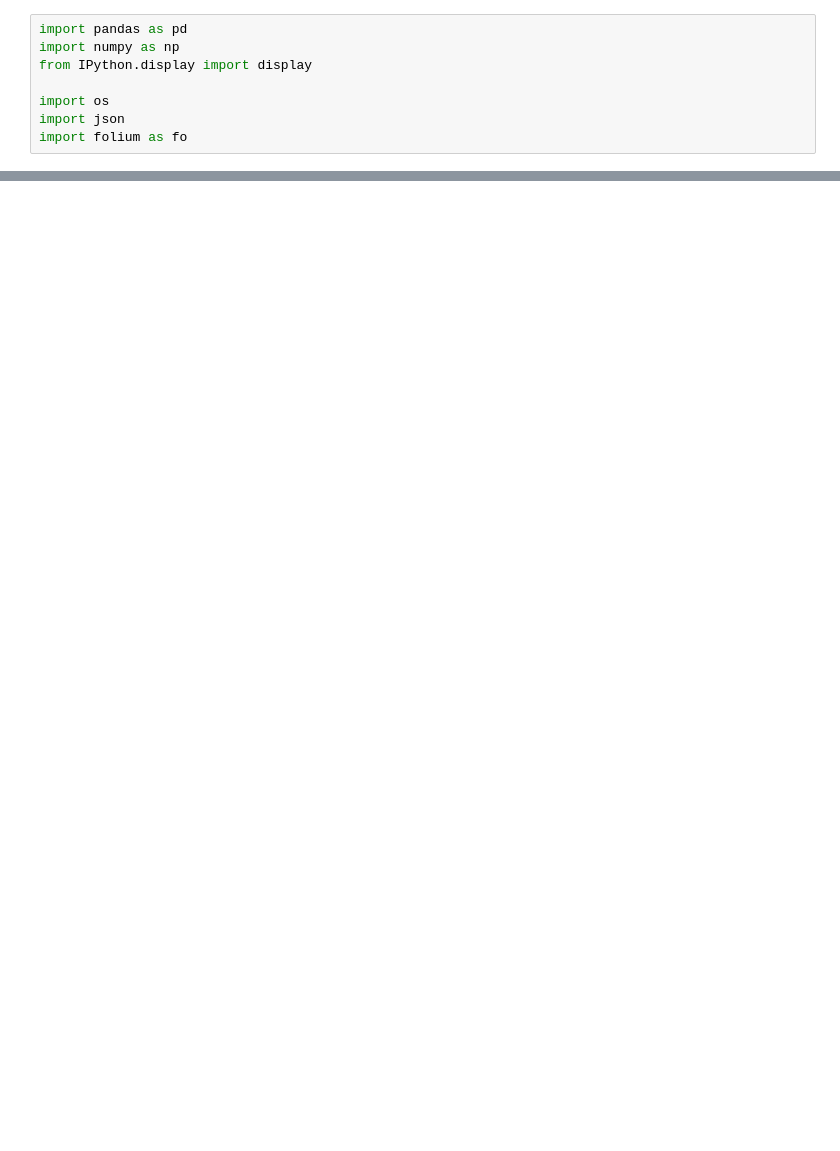
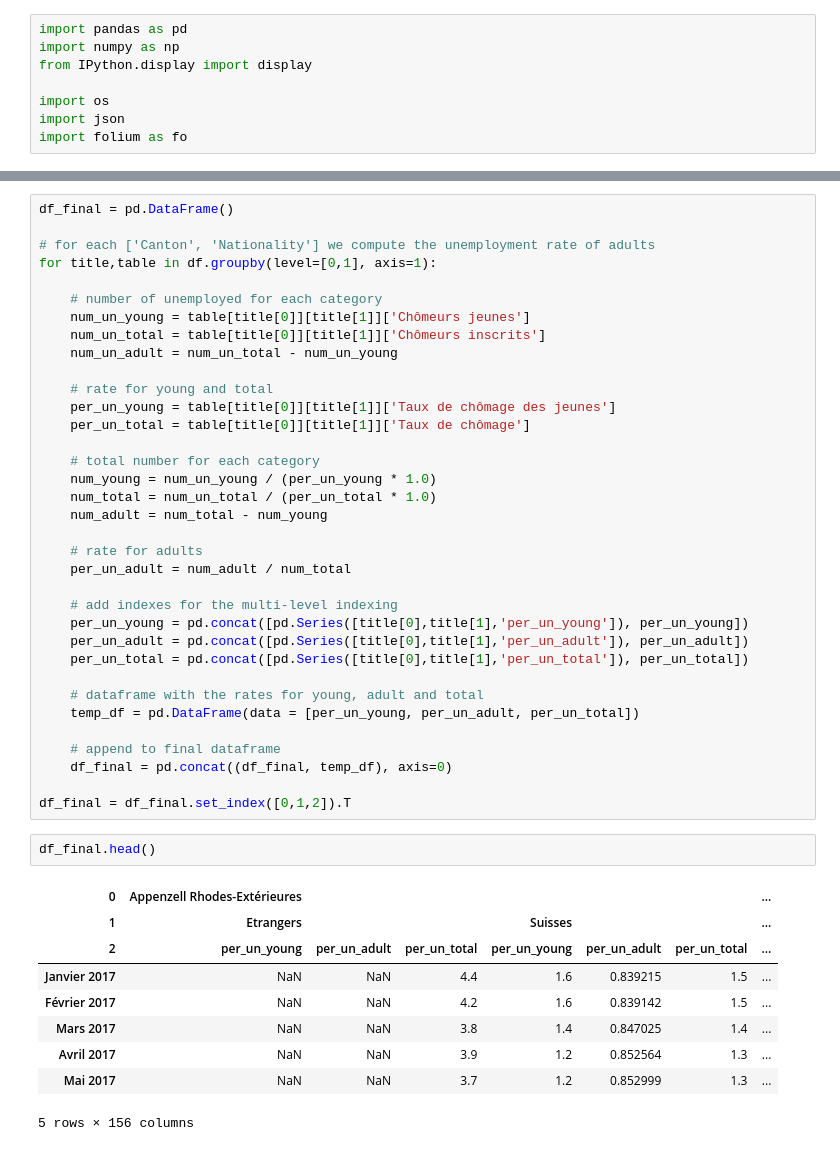
Before and after one commit to m-yaghini/ada17, a Jupyter notebook: 03 - Interactive Viz/Homework3_LW.ipynb, the cells around one changed output, grey strips where cells are left out. Cells and saved outputs as stored; diff of their text form; blank space fills up the shorter version.

```diff
--- a/03 - Interactive Viz/Homework3_LW.ipynb
+++ b/03 - Interactive Viz/Homework3_LW.ipynb
@@ -137,0 +171,47 @@ ch_map
+# %%
+df_final = pd.DataFrame()
+
+# for each ['Canton', 'Nationality'] we compute the unemployment rate of adults
+for title,table in df.groupby(level=[0,1], axis=1):
+
+    # number of unemployed for each category
+    num_un_young = table[title[0]][title[1]]['Chômeurs jeunes']
+    num_un_total = table[title[0]][title[1]]['Chômeurs inscrits']
+    num_un_adult = num_un_total - num_un_young
+
+    # rate for young and total
+    per_un_young = table[title[0]][title[1]]['Taux de chômage des jeunes']
+    per_un_total = table[title[0]][title[1]]['Taux de chômage']
+
+    # total number for each category
+    num_young = num_un_young / (per_un_young * 1.0)
+    num_total = num_un_total / (per_un_total * 1.0)
+    num_adult = num_total - num_young
+
+    # rate for adults
+    per_un_adult = num_adult / num_total
+
+    # add indexes for the multi-level indexing
+    per_un_young = pd.concat([pd.Series([title[0],title[1],'per_un_young']), per_un_young])
+    per_un_adult = pd.concat([pd.Series([title[0],title[1],'per_un_adult']), per_un_adult])
+    per_un_total = pd.concat([pd.Series([title[0],title[1],'per_un_total']), per_un_total])
+
+    # dataframe with the rates for young, adult and total
+    temp_df = pd.DataFrame(data = [per_un_young, per_un_adult, per_un_total])
+
+    # append to final dataframe
+    df_final = pd.concat((df_final, temp_df), axis=0)
+
+df_final = df_final.set_index([0,1,2]).T
+# %%
+df_final.head()
+# %% [output]
+| 0 | Appenzell Rhodes-Extérieures |  |  |  |  |  | ... |
+| 1 | Etrangers |  |  | Suisses |  |  | ... |
+| 2 | per_un_young | per_un_adult | per_un_total | per_un_young | per_un_adult | per_un_total | ... |
+| Janvier 2017 | NaN | NaN | 4.4 | 1.6 | 0.839215 | 1.5 | ... |
+| Février 2017 | NaN | NaN | 4.2 | 1.6 | 0.839142 | 1.5 | ... |
+| Mars 2017 | NaN | NaN | 3.8 | 1.4 | 0.847025 | 1.4 | ... |
+| Avril 2017 | NaN | NaN | 3.9 | 1.2 | 0.852564 | 1.3 | ... |
+| Mai 2017 | NaN | NaN | 3.7 | 1.2 | 0.852999 | 1.3 | ... |
+5 rows × 156 columns
```
Also changed, not shown: parts of 27 cells of this notebook, 1 other file.
